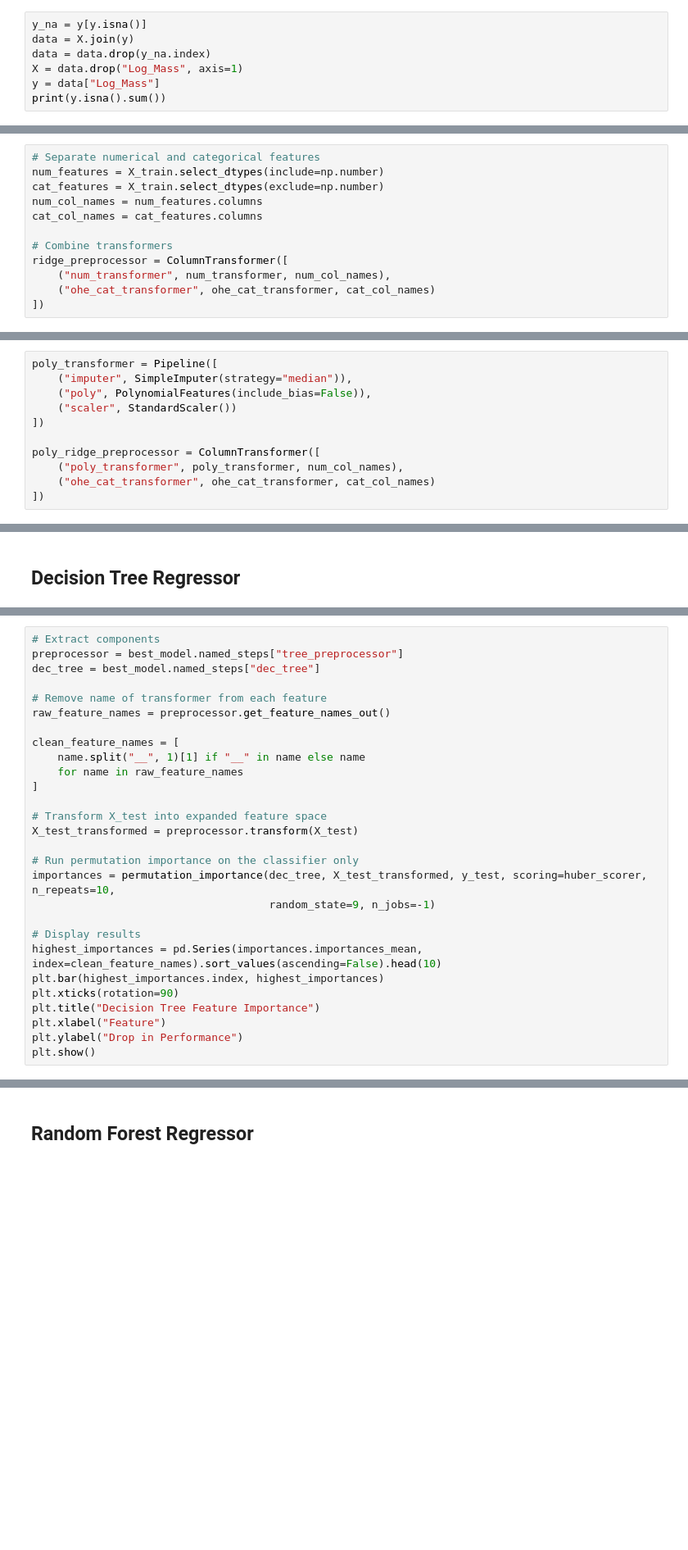
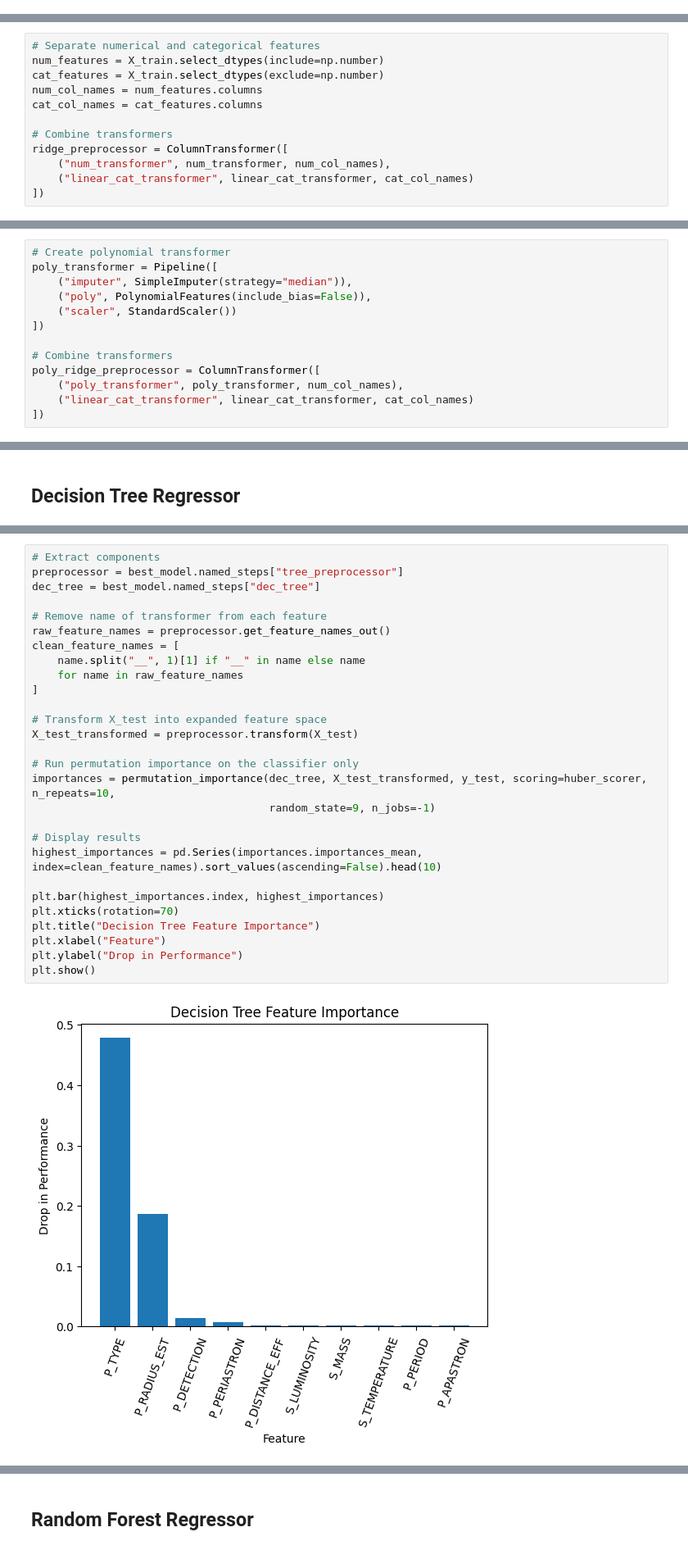
Before and after one commit to Dworlock11/Exoplanet-Prediction-and-Analysis, a Jupyter notebook: Exoplanet_Habitability_Analysis.ipynb, the cells around one changed output, grey strips where cells are left out. Shown at 82% size. Saved outputs shown, nothing was run; the diff lists cells and outputs as text; blank space fills up the shorter version.

```diff
--- a/Exoplanet_Habitability_Analysis.ipynb
+++ b/Exoplanet_Habitability_Analysis.ipynb
@@ -602,7 +645,0 @@ All rows where the target value is null are removed.
-# %%
-y_na = y[y.isna()]
-data = X.join(y)
-data = data.drop(y_na.index)
-X = data.drop("Log_Mass", axis=1)
-y = data["Log_Mass"]
-print(y.isna().sum())
@@ -624,7 +659,7 @@ cat_col_names = cat_features.columns
 # Combine transformers
 ridge_preprocessor = ColumnTransformer([
     ("num_transformer", num_transformer, num_col_names),
-    ("ohe_cat_transformer", ohe_cat_transformer, cat_col_names)
+    ("linear_cat_transformer", linear_cat_transformer, cat_col_names)
 ])
 # %% [markdown]
 The pipeline is created and hyperparameter tuning is implemented.
@@ -765,11 +755,13 @@ The pipeline is created and hyperparameter tuning is implemented.
 # %%
+# Create polynomial transformer
 poly_transformer = Pipeline([
     ("imputer", SimpleImputer(strategy="median")),
     ("poly", PolynomialFeatures(include_bias=False)),
     ("scaler", StandardScaler())
 ])
 
+# Combine transformers
 poly_ridge_preprocessor = ColumnTransformer([
     ("poly_transformer", poly_transformer, num_col_names),
-    ("ohe_cat_transformer", ohe_cat_transformer, cat_col_names)
+    ("linear_cat_transformer", linear_cat_transformer, cat_col_names)
 ])
@@ -907,28 +919,30 @@ The MAE is used to evaluate the model.
 # %%
 # Extract components
 preprocessor = best_model.named_steps["tree_preprocessor"]
 dec_tree = best_model.named_steps["dec_tree"]
 
 # Remove name of transformer from each feature
 raw_feature_names = preprocessor.get_feature_names_out()
-
 clean_feature_names = [
     name.split("__", 1)[1] if "__" in name else name
     for name in raw_feature_names
 ]
 
 # Transform X_test into expanded feature space
 X_test_transformed = preprocessor.transform(X_test)
 
 # Run permutation importance on the classifier only
 importances = permutation_importance(dec_tree, X_test_transformed, y_test, scoring=huber_scorer, n_repeats=10,
                                      random_state=9, n_jobs=-1)
 
 # Display results
 highest_importances = pd.Series(importances.importances_mean, index=clean_feature_names).sort_values(ascending=False).head(10)
+
 plt.bar(highest_importances.index, highest_importances)
-plt.xticks(rotation=90)
+plt.xticks(rotation=70)
 plt.title("Decision Tree Feature Importance")
 plt.xlabel("Feature")
 plt.ylabel("Drop in Performance")
 plt.show()
+# %% [output]
+[figure, added]
```
Also changed, not shown: parts of 114 cells of this notebook.
